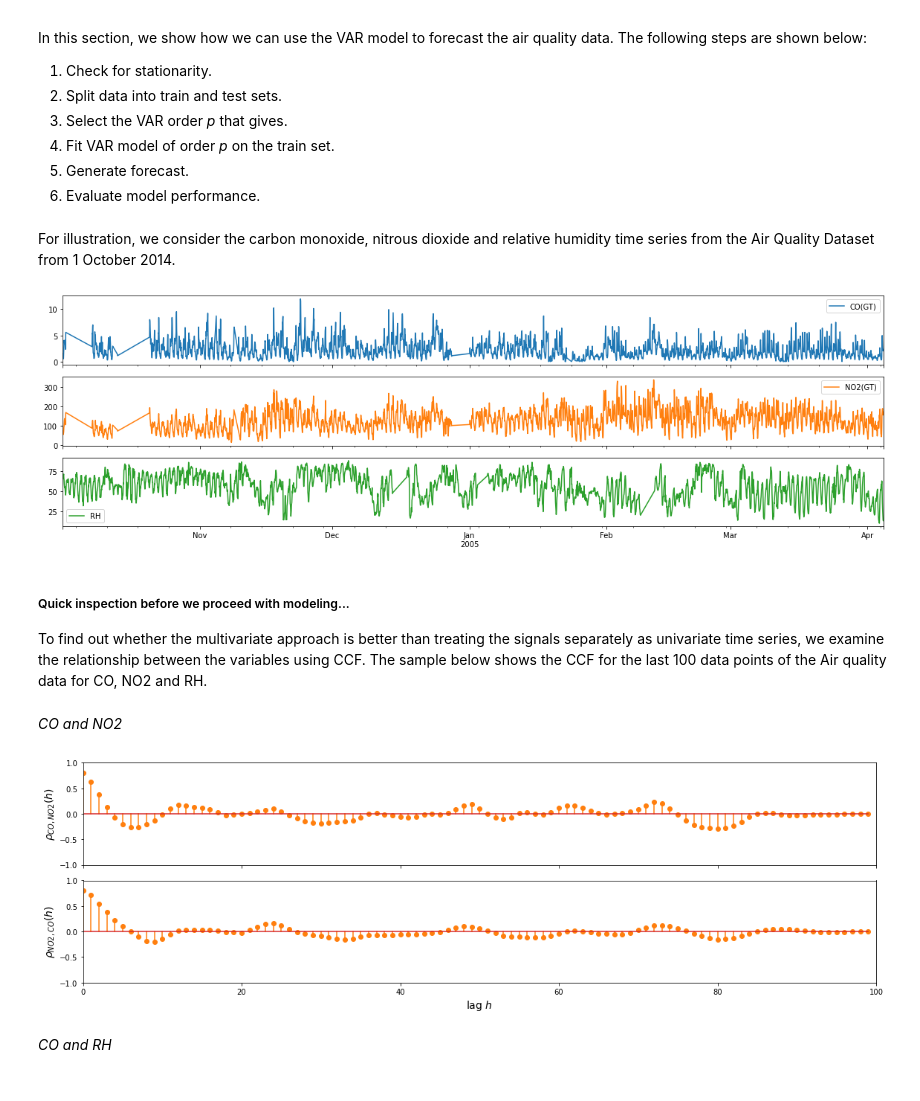
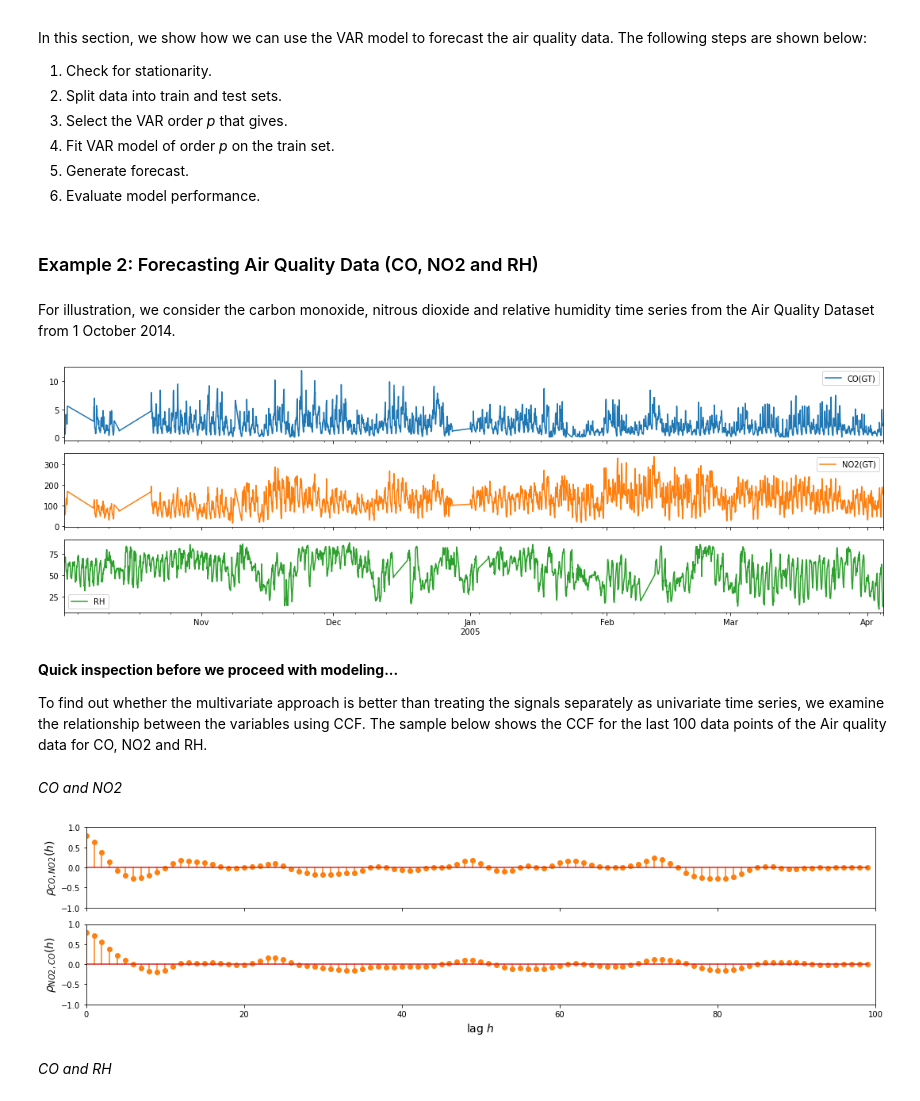
Before and after one commit to phdinds-aim/time_series_handbook, a Jupyter notebook: 03_VectorAutoregressiveModels/03_VectorAutoregressiveMethods.ipynb, the cells around one changed output. Cells and saved outputs as stored; diff of their text form; code cells hidden in the pictures.

```diff
--- a/03_VectorAutoregressiveModels/03_VectorAutoregressiveMethods.ipynb
+++ b/03_VectorAutoregressiveModels/03_VectorAutoregressiveMethods.ipynb
@@ -418,20 +414,23 @@ In this section, we show how we can use the VAR model to forecast the air qualit
 4. Fit VAR model of order *p* on the train set.
 5. Generate forecast.
 6. Evaluate model performance.
+# %% [markdown]
+### Example 2: Forecasting Air Quality Data (CO, NO2 and RH)
 # %% [markdown]
 For illustration, we consider the carbon monoxide, nitrous dioxide  and relative humidity time series from the Air Quality Dataset from 1 October 2014.
 # %%
 cols = ['CO(GT)', 'NO2(GT)', 'RH']
 data_df = aq_df.loc[aq_df.index>'2004-10-01',cols]
-fig,ax = plt.subplots(3, figsize=(16, 5), sharex=True)
+fig,ax = plt.subplots(3, figsize=(15,5), sharex=True)
 data_df.plot(ax=ax, subplots=True)
 plt.xlabel('')
 plt.tight_layout()
 plt.show()
 # %% [output]
-[figure, old version]
+[figure, new version]
 # %% [markdown]
-##### Quick inspection before we proceed with modeling...
+**Quick inspection before we proceed with modeling...**
+
 To find out whether the multivariate approach is better than treating the signals separately as univariate time series, we examine the relationship between the variables using CCF. The sample below shows the CCF for the last 100 data points of the Air quality data for CO, NO2 and RH.
 # %% [markdown]
 *CO and NO2*
@@ -440,7 +439,7 @@ sample_df = data_df.iloc[-100:]
 ccf_y1_y2 = ccf(sample_df['CO(GT)'], sample_df['NO2(GT)'], unbiased=False)
 ccf_y2_y1 = ccf(sample_df['NO2(GT)'], sample_df['CO(GT)'], unbiased=False)
 
-fig, ax = plt.subplots(2, figsize=(16, 5), sharex=True, sharey=True)
+fig, ax = plt.subplots(2, figsize=(15, 4), sharex=True, sharey=True)
 d=1
 ax[0].stem(np.arange(len(sample_df))[::d], ccf_y1_y2[::d], linefmt='C1-', markerfmt='C1o')
 ax[1].stem(np.arange(len(sample_df))[::d], ccf_y2_y1[::d], linefmt='C1-', markerfmt='C1o')
@@ -452,7 +451,7 @@ ax[1].set_ylabel(r'$\rho_{NO2,CO} (h)$', fontsize=14)
 plt.tight_layout()
 plt.show()
 # %% [output]
-[figure, old version]
+[figure, new version]
 # %% [markdown]
 *CO and RH*
 # %%
```
Also changed, not shown: parts of 79 cells of this notebook, 2 other files.
